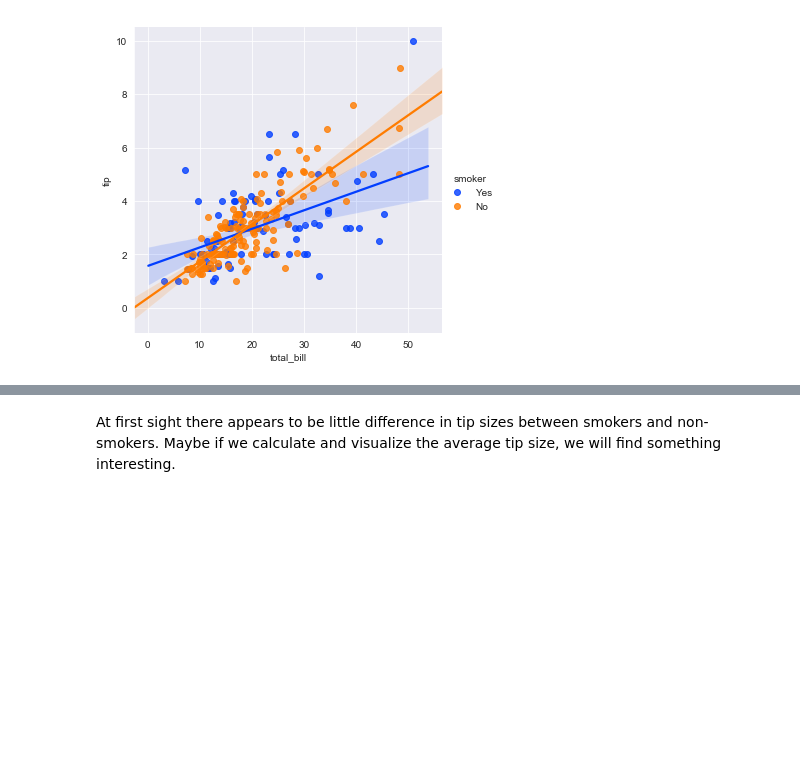
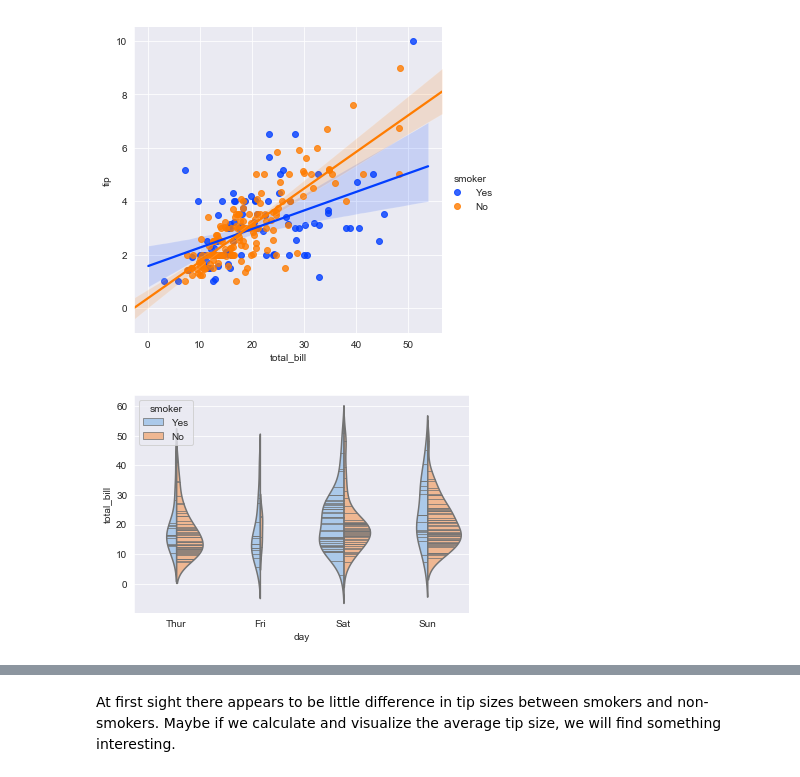
Before and after one commit to Ardvb/FODAProject2019, a Jupyter notebook: FODA Assessment 2019.ipynb, the cells around one changed output, grey strips where cells are left out. Saved outputs shown, nothing was run; the diff lists cells and outputs as text; code cells hidden in the pictures; blank space fills up the shorter version.

Commit message:
Added violinplots

```diff
--- a/FODA Assessment 2019.ipynb
+++ b/FODA Assessment 2019.ipynb
@@ -772,3 +770,7 @@ sns.lmplot(x="total_bill", y="tip", hue="smoker", data=tips, palette = "bright"
 # %% [output]
 <seaborn.axisgrid.FacetGrid at 0x...>
 [figure]
+# %%
+sns.violinplot(x="day", y="total_bill", hue="smoker", data=tips, palette="pastel", split=True, scale="count", inner="stick", scale_hue=False);
+# %% [output]
+[figure, added]
```
Also changed, not shown: parts of 20 cells of this notebook.
